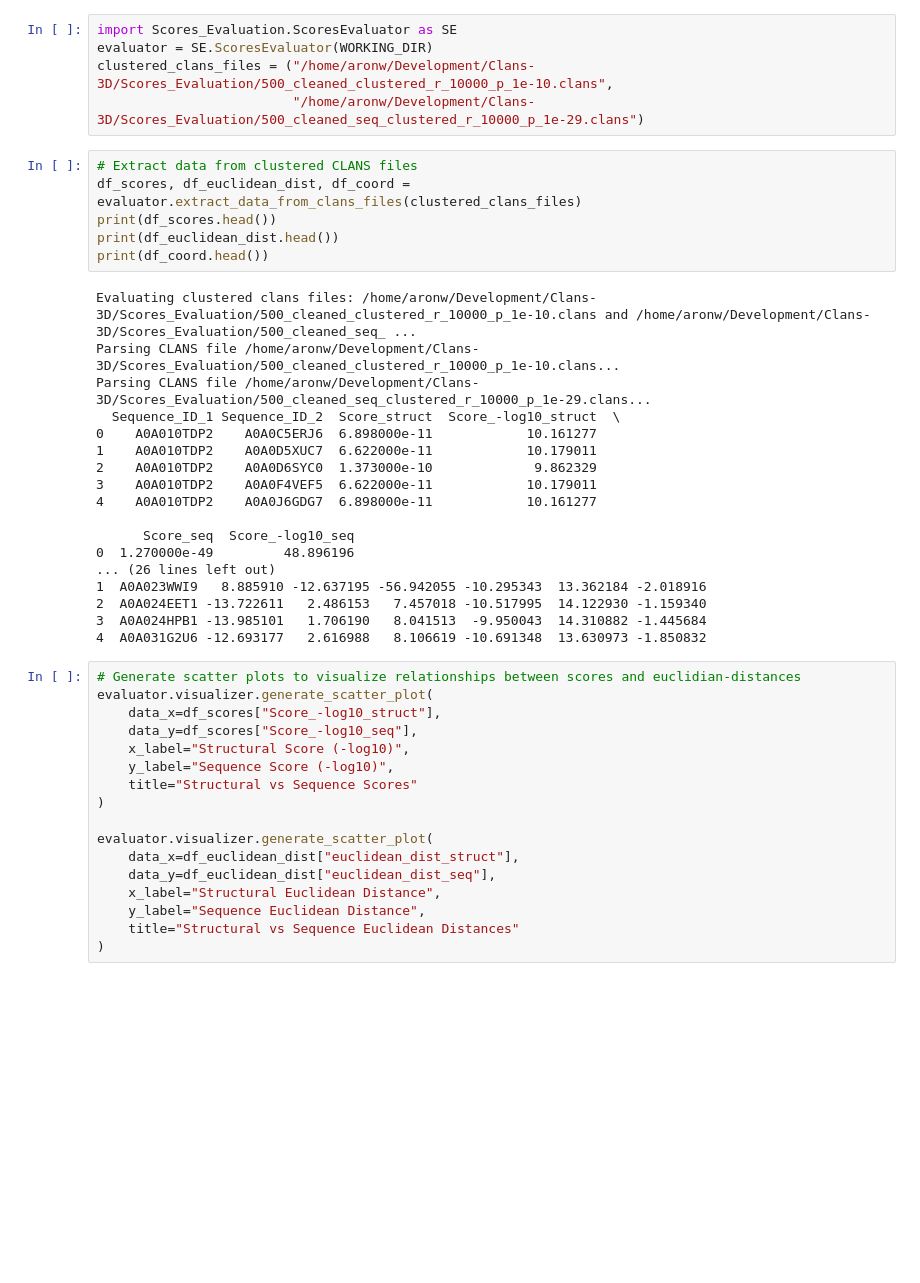
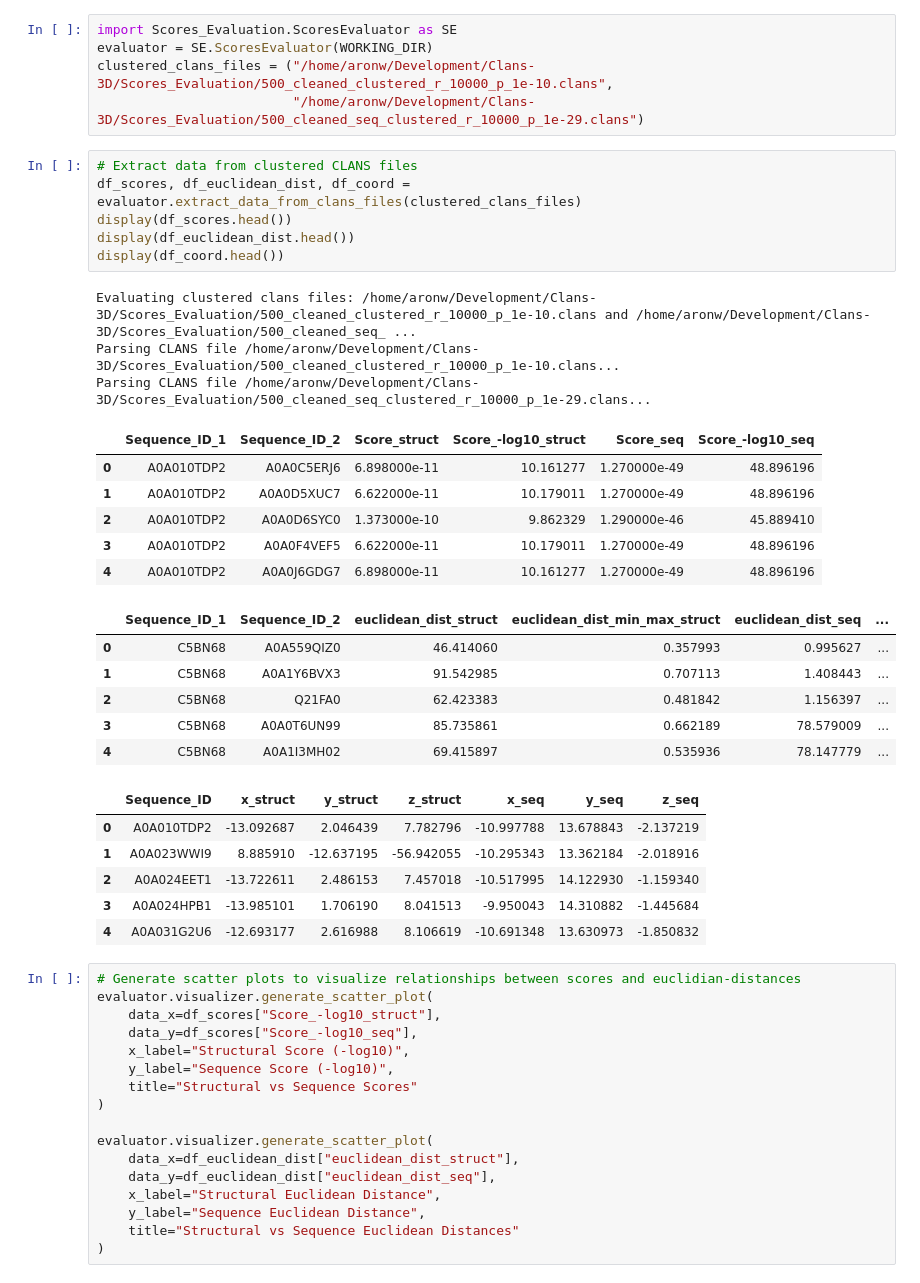
Before and after one commit to ElhabashyLab/3DClans, a Jupyter notebook: Scores_Evaluation/evaluation.ipynb, the cells around one changed output. Cells and saved outputs as stored; diff of their text form; blank space fills up the shorter version.

```diff
--- a/Scores_Evaluation/evaluation.ipynb
+++ b/Scores_Evaluation/evaluation.ipynb
@@ -57,27 +57,31 @@ clustered_clans_files = ("/home/aronw/Development/Clans-3D/Scores_Evaluation/500
 # %%
 # Extract data from clustered CLANS files
 df_scores, df_euclidean_dist, df_coord = evaluator.extract_data_from_clans_files(clustered_clans_files)
-print(df_scores.head())
-print(df_euclidean_dist.head())
-print(df_coord.head())
+display(df_scores.head())
+display(df_euclidean_dist.head())
+display(df_coord.head())
 # %% [output]
 Evaluating clustered clans files: /home/aronw/Development/Clans-3D/Scores_Evaluation/500_cleaned_clustered_r_10000_p_1e-10.clans and /home/aronw/Development/Clans-3D/Scores_Evaluation/500_cleaned_seq_ ...
 Parsing CLANS file /home/aronw/Development/Clans-3D/Scores_Evaluation/500_cleaned_clustered_r_10000_p_1e-10.clans...
 Parsing CLANS file /home/aronw/Development/Clans-3D/Scores_Evaluation/500_cleaned_seq_clustered_r_10000_p_1e-29.clans...
-  Sequence_ID_1 Sequence_ID_2  Score_struct  Score_-log10_struct  \
-0    A0A010TDP2    A0A0C5ERJ6  6.898000e-11            10.161277
-1    A0A010TDP2    A0A0D5XUC7  6.622000e-11            10.179011
-2    A0A010TDP2    A0A0D6SYC0  1.373000e-10             9.862329
-3    A0A010TDP2    A0A0F4VEF5  6.622000e-11            10.179011
-4    A0A010TDP2    A0A0J6GDG7  6.898000e-11            10.161277
-
-      Score_seq  Score_-log10_seq
-0  1.270000e-49         48.896196
-... (26 lines left out)
-1  A0A023WWI9   8.885910 -12.637195 -56.942055 -10.295343  13.362184 -2.018916
-2  A0A024EET1 -13.722611   2.486153   7.457018 -10.517995  14.122930 -1.159340
-3  A0A024HPB1 -13.985101   1.706190   8.041513  -9.950043  14.310882 -1.445684
-4  A0A031G2U6 -12.693177   2.616988   8.106619 -10.691348  13.630973 -1.850832
+|  | Sequence_ID_1 | Sequence_ID_2 | Score_struct | Score_-log10_struct | Score_seq | Score_-log10_seq |
+| 0 | A0A010TDP2 | A0A0C5ERJ6 | 6.898000e-11 | 10.161277 | 1.270000e-49 | 48.896196 |
+| 1 | A0A010TDP2 | A0A0D5XUC7 | 6.622000e-11 | 10.179011 | 1.270000e-49 | 48.896196 |
+| 2 | A0A010TDP2 | A0A0D6SYC0 | 1.373000e-10 | 9.862329 | 1.290000e-46 | 45.889410 |
+| 3 | A0A010TDP2 | A0A0F4VEF5 | 6.622000e-11 | 10.179011 | 1.270000e-49 | 48.896196 |
+| 4 | A0A010TDP2 | A0A0J6GDG7 | 6.898000e-11 | 10.161277 | 1.270000e-49 | 48.896196 |
+|  | Sequence_ID_1 | Sequence_ID_2 | euclidean_dist_struct | euclidean_dist_min_max_struct | euclidean_dist_seq | ... |
+| 0 | C5BN68 | A0A559QIZ0 | 46.414060 | 0.357993 | 0.995627 | ... |
+| 1 | C5BN68 | A0A1Y6BVX3 | 91.542985 | 0.707113 | 1.408443 | ... |
+| 2 | C5BN68 | Q21FA0 | 62.423383 | 0.481842 | 1.156397 | ... |
+| 3 | C5BN68 | A0A0T6UN99 | 85.735861 | 0.662189 | 78.579009 | ... |
+| 4 | C5BN68 | A0A1I3MH02 | 69.415897 | 0.535936 | 78.147779 | ... |
+|  | Sequence_ID | x_struct | y_struct | z_struct | x_seq | y_seq | z_seq |
+| 0 | A0A010TDP2 | -13.092687 | 2.046439 | 7.782796 | -10.997788 | 13.678843 | -2.137219 |
+| 1 | A0A023WWI9 | 8.885910 | -12.637195 | -56.942055 | -10.295343 | 13.362184 | -2.018916 |
+| 2 | A0A024EET1 | -13.722611 | 2.486153 | 7.457018 | -10.517995 | 14.122930 | -1.159340 |
+| 3 | A0A024HPB1 | -13.985101 | 1.706190 | 8.041513 | -9.950043 | 14.310882 | -1.445684 |
+| 4 | A0A031G2U6 | -12.693177 | 2.616988 | 8.106619 | -10.691348 | 13.630973 | -1.850832 |
 # %%
 # Generate scatter plots to visualize relationships between scores and euclidian-distances
 evaluator.visualizer.generate_scatter_plot(
```
Also changed, not shown: parts of 5 cells of this notebook, 1 other file.
